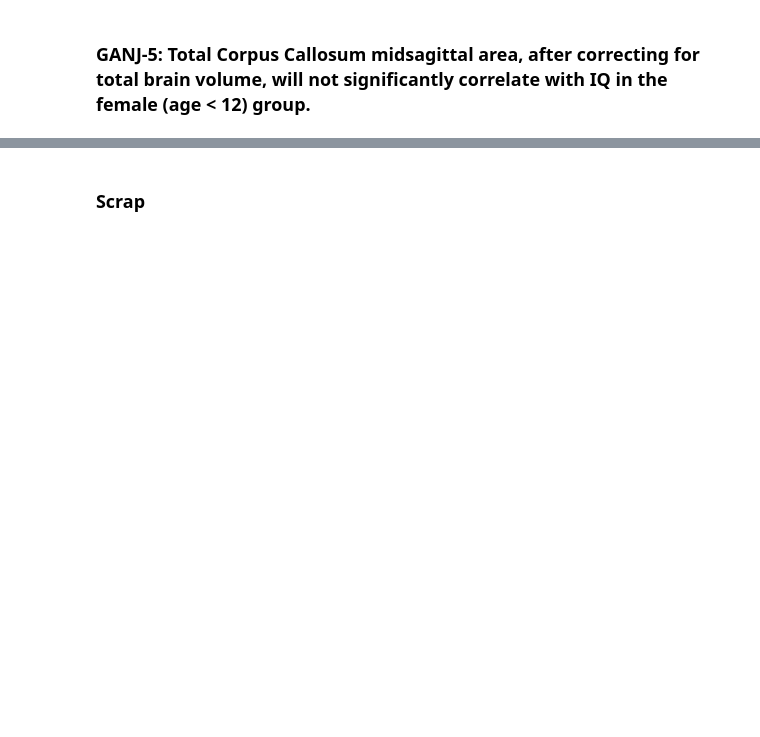
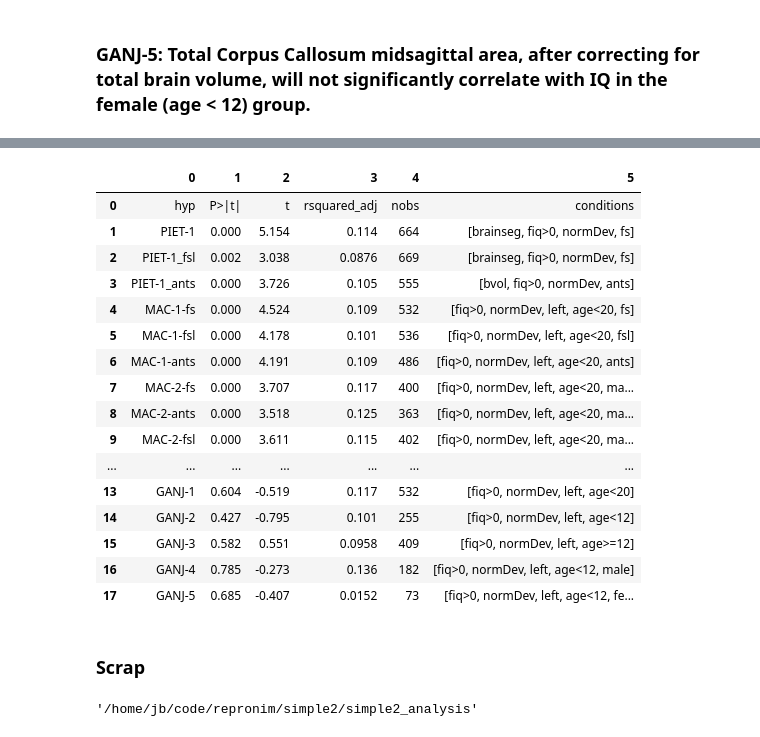
Before and after one commit to jbpoline/simple2_analysis, a Jupyter notebook: simple2-cleaner.ipynb, the cells around one changed output, grey strips where cells are left out. Saved outputs shown, nothing was run; the diff lists cells and outputs as text; code cells hidden in the pictures; blank space fills up the shorter version.

```diff
--- a/simple2-cleaner.ipynb
+++ b/simple2-cleaner.ipynb
@@ -612,5 +679,5 @@ print(len(gm), len(wm), len(csf), len(tbv))
 # %%
-cc_tbv = pd.merge(left=tbv, right=cc[['ID','cc']], left_on='ID', right_on='ID')
-condic_cc_tbv = define_conditions(cc_tbv, tooldic=tooldic, normalDev=normalDev, adhd=adhd, h2ube=h2ube)
+cc_tbv = pd.merge(left=tbv, right=cc_df[['ID','cc']], left_on='ID', right_on='ID')
+condic_cc_tbv = define_conditions(cc_tbv, tooldic=tooldic, normalDev=normalDev, patient=patient, h2ube=h2ube)
 # %% [markdown]
 ### GANJ-1: Total Corpus Callosum midsagittal area, after correcting for total brain volume, will negatively correlate with IQ.
@@ -682,17 +738,12 @@ resdic.update(md2dic(varname, hyp_name, hypGanj+ganj4_cond, mdf=mdf))
 # %% [markdown]
 ### GANJ-5: Total Corpus Callosum midsagittal area, after correcting for total brain volume, will not significantly correlate with IQ in the female (age < 12) group.
-# %%
-ganj5_cond = ['age<12','female'] #,'fiq>0','normDev','fs','age<=20'
-ganj5 = apply_cond(cc_tbv,  condic_cc_tbv, ganj5_cond)
-print(list(ganj5),len(ganj5),'\n')
-
-iq = 'FIQ'
-# md = smf.ols(iq + " ~ Q('volume') + Gender + Age + study ", data=tmp) #
-#md = smf.ols(iq + " ~ Q('striatum') + study + TIV ", data=stria) #
-md = smf.ols(iq + " ~ Q('cc') + study + tbv ", data=ganj5) #
-mdf = md.fit()
-print(mdf.summary())
-
-
-varname, hyp_name = "Q('cc')",'GANJ-5'
-resdic.update(md2dic(varname, hyp_name, hypGanj+ganj5_cond, mdf=mdf))
+# %%
+volume_of = 'cc'
+hyp_name = hyp_ganj + '5'
+hyp_cond = ['age<12','female'] # ,'abide', 'fiq>0','normDev','fs','age<=20','ccant'] #
+hyp_df = apply_cond(cc_tbv, condic_cc_tbv, hyp_cond)
+print(len(hyp_df))
+
+resdic = run_hyp(hyp_df, hyp_name, cond_mac+hyp_cond,
+                     ['FIQ', volume_of, 'study + tbv'], resdic=resdic, debug=False)
+# print(resdic)
@@ -700,0 +756,10 @@ print(resdic)
+# %%
+datares = []
+lhyp = list(resdic.keys())
+hyp = ['hyp'] + lhyp
+
+col_names = list(resdic[lhyp[0]].keys())
+for idx, col in enumerate(col_names):
+    datares.append( [col] + [resdic[h][col] for h in lhyp]  )
+
+datares = [hyp] + datares
@@ -701,2 +786,23 @@ print(resdic)
+# %%
+resdf = pd.DataFrame.from_records(datares).transpose()
+resdf.head(20)
+# %% [output]
+|  | 0 | 1 | 2 | 3 | 4 | 5 |
+| 0 | hyp | P>|t| | t | rsquared_adj | nobs | conditions |
+| 1 | PIET-1 | 0.000 | 5.154 | 0.114 | 664 | [brainseg, fiq>0, normDev, fs] |
+| 2 | PIET-1_fsl | 0.002 | 3.038 | 0.0876 | 669 | [brainseg, fiq>0, normDev, fs] |
+| 3 | PIET-1_ants | 0.000 | 3.726 | 0.105 | 555 | [bvol, fiq>0, normDev, ants] |
+| 4 | MAC-1-fs | 0.000 | 4.524 | 0.109 | 532 | [fiq>0, normDev, left, age<20, fs] |
+| 5 | MAC-1-fsl | 0.000 | 4.178 | 0.101 | 536 | [fiq>0, normDev, left, age<20, fsl] |
+| 6 | MAC-1-ants | 0.000 | 4.191 | 0.109 | 486 | [fiq>0, normDev, left, age<20, ants] |
+| 7 | MAC-2-fs | 0.000 | 3.707 | 0.117 | 400 | [fiq>0, normDev, left, age<20, ma... |
+| 8 | MAC-2-ants | 0.000 | 3.518 | 0.125 | 363 | [fiq>0, normDev, left, age<20, ma... |
+| 9 | MAC-2-fsl | 0.000 | 3.611 | 0.115 | 402 | [fiq>0, normDev, left, age<20, ma... |
+| ... | ... | ... | ... | ... | ... | ... |
+| 13 | GANJ-1 | 0.604 | -0.519 | 0.117 | 532 | [fiq>0, normDev, left, age<20] |
+| 14 | GANJ-2 | 0.427 | -0.795 | 0.101 | 255 | [fiq>0, normDev, left, age<12] |
+| 15 | GANJ-3 | 0.582 | 0.551 | 0.0958 | 409 | [fiq>0, normDev, left, age>=12] |
+| 16 | GANJ-4 | 0.785 | -0.273 | 0.136 | 182 | [fiq>0, normDev, left, age<12, male] |
+| 17 | GANJ-5 | 0.685 | -0.407 | 0.0152 | 73 | [fiq>0, normDev, left, age<12, fe... |
 # %% [markdown]
 ### Scrap
@@ -703,3 +811,7 @@ print(resdic)
+# %%
+pwd
+# %% [output]
+'/home/jb/code/repronim/simple2/simple2_analysis'
 # %%
 """
 hyp2 = ['fiq>0','normDev','fs','age<20']
```
Also changed, not shown: parts of 43 cells of this notebook, 1 other file.
